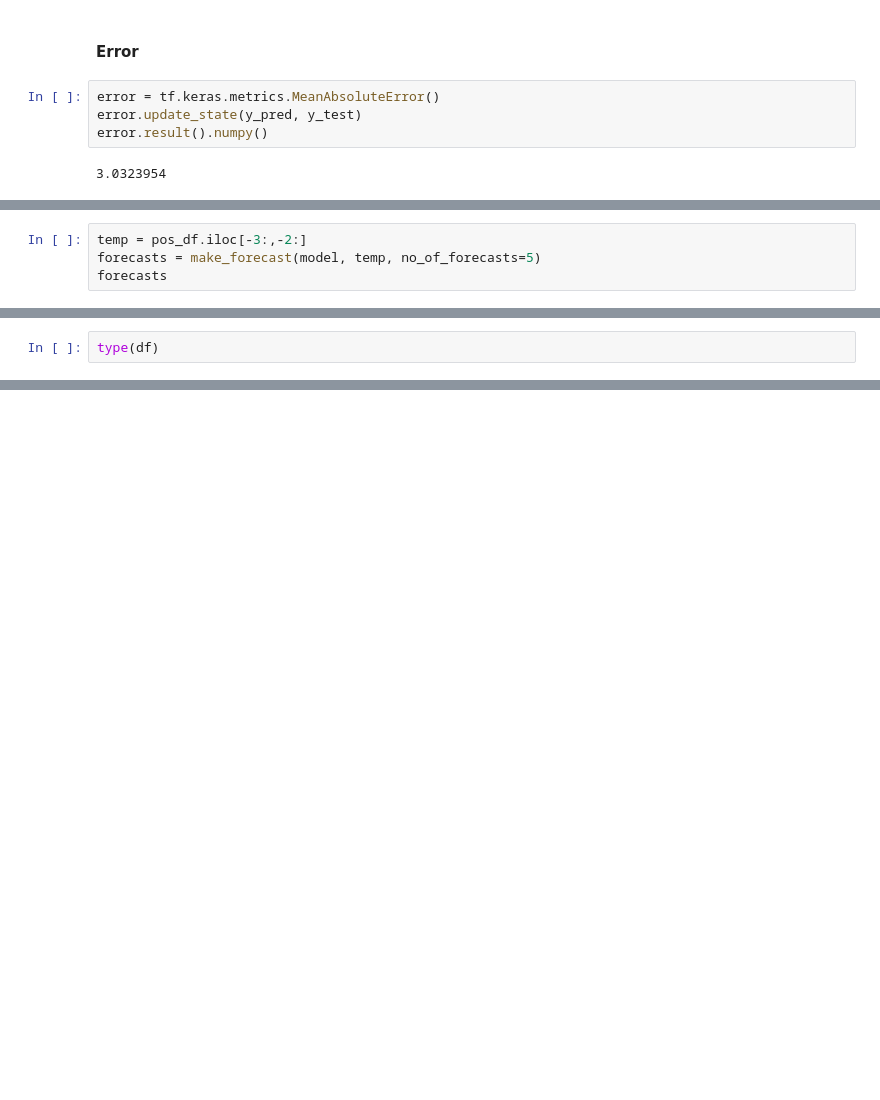
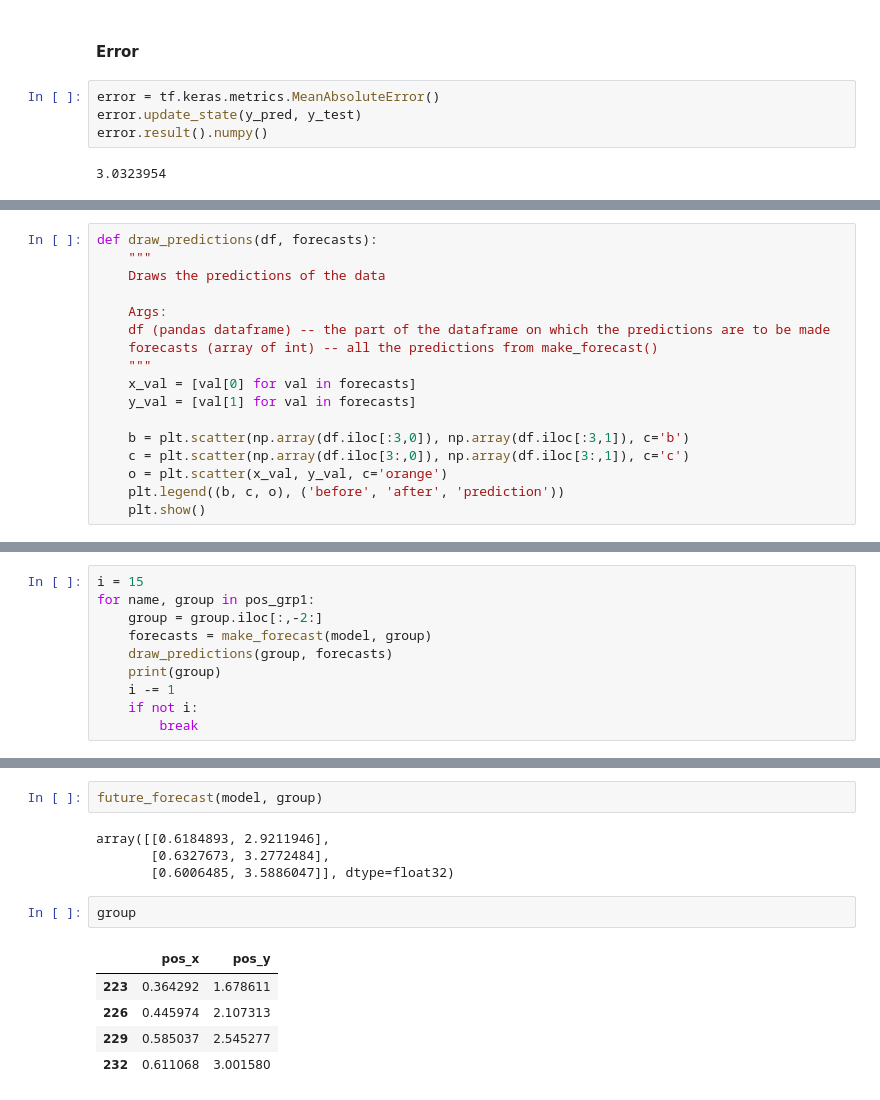
Before and after one commit to laukikk/Pedestrian-Traject-Prediction, a Jupyter notebook: Model.ipynb, the cells around one changed output, grey strips where cells are left out. Cells and saved outputs as stored; diff of their text form; blank space fills up the shorter version.

Commit message:
predictions are made and plotted

```diff
--- a/Model.ipynb
+++ b/Model.ipynb
@@ -302,7 +286,3 @@ def make_forecast(model, df, size_of_prediction=2, no_of_forecasts=1, window_siz
       series.append(forecast[0][j])
 
   return np.array(forecasts)
-# %%
-temp = pos_df.iloc[-3:,-2:]
-forecasts = make_forecast(model, temp, no_of_forecasts=5)
-forecasts
@@ -332,2 +289,17 @@ temp.iloc[-1][0]
 # %%
-type(df)
+def draw_predictions(df, forecasts):
+    """
+    Draws the predictions of the data
+
+    Args:
+    df (pandas dataframe) -- the part of the dataframe on which the predictions are to be made
+    forecasts (array of int) -- all the predictions from make_forecast()
+    """
+    x_val = [val[0] for val in forecasts]
+    y_val = [val[1] for val in forecasts]
+
+    b = plt.scatter(np.array(df.iloc[:3,0]), np.array(df.iloc[:3,1]), c='b')
+    c = plt.scatter(np.array(df.iloc[3:,0]), np.array(df.iloc[3:,1]), c='c')
+    o = plt.scatter(x_val, y_val, c='orange')
+    plt.legend((b, c, o), ('before', 'after', 'prediction'))
+    plt.show()
@@ -335,0 +306,10 @@ pandas.core.frame.DataFrame
+# %%
+i = 15
+for name, group in pos_grp1:
+    group = group.iloc[:,-2:]
+    forecasts = make_forecast(model, group)
+    draw_predictions(group, forecasts)
+    print(group)
+    i -= 1
+    if not i:
+        break
@@ -335,0 +350,14 @@ pandas.core.frame.DataFrame
+# %%
+future_forecast(model, group)
+# %% [output]
+array([[0.6184893, 2.9211946],
+       [0.6327673, 3.2772484],
+       [0.6006485, 3.5886047]], dtype=float32)
+# %%
+group
+# %% [output]
+|  | pos_x | pos_y |
+| 223 | 0.364292 | 1.678611 |
+| 226 | 0.445974 | 2.107313 |
+| 229 | 0.585037 | 2.545277 |
+| 232 | 0.611068 | 3.001580 |
```
Also changed, not shown: parts of 11 cells of this notebook.
